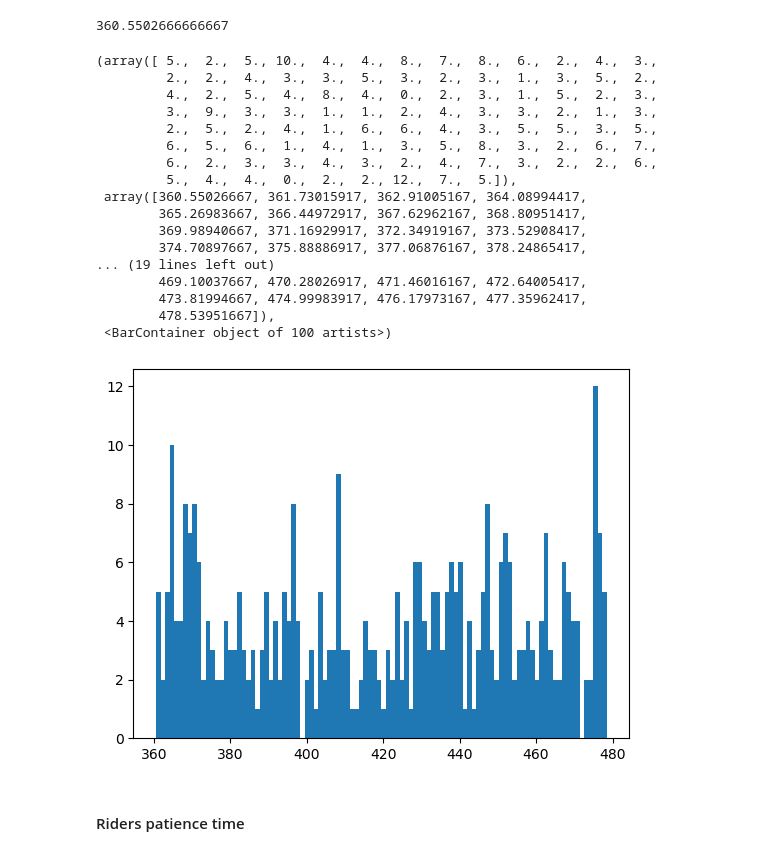
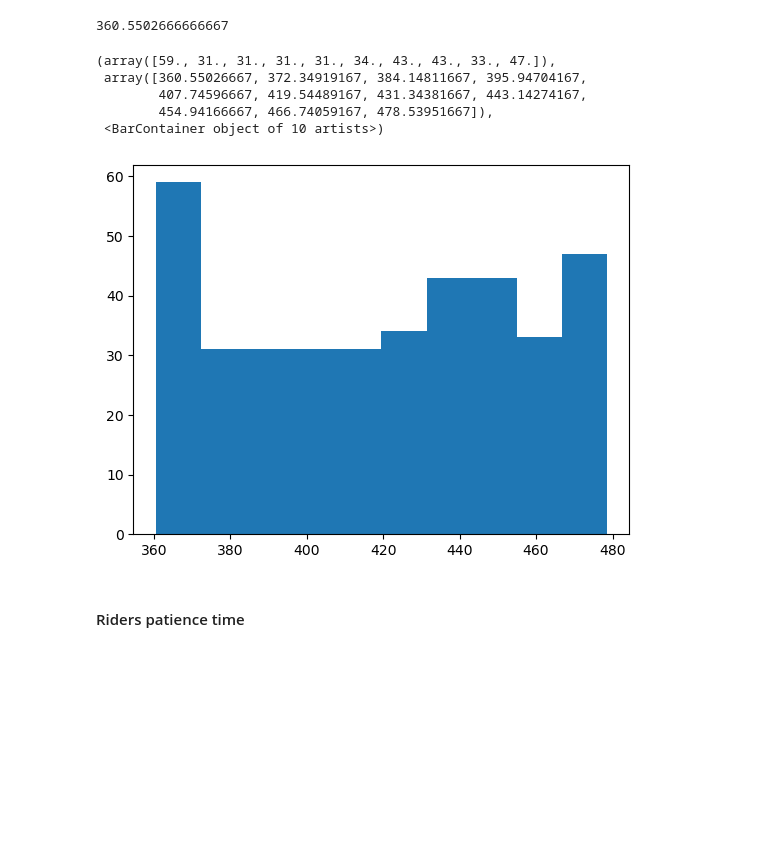
Before and after one commit to noPunintended/Squareshire_simulation, a Jupyter notebook: Codes/notebooks/stats_test.ipynb, the cells around one changed output. Drawn from its saved outputs; the diff is of its cells as text; code cells hidden in the pictures; blank space fills up the shorter version.

Commit message:
[ADD] Track time, stat test and more

```diff
--- a/Codes/notebooks/stats_test.ipynb
+++ b/Codes/notebooks/stats_test.ipynb
@@ -129,0 +312,5 @@ ks_test(sample_jobs_time, 'uniform', (300, 480))
+# %%
+test_stat_uniform, p_value_uniform, uniform_params, og_p = ks_test_mc(sample_jobs_time, dist_type='uniform')
+print("Monte Carlo Adjusted KS Test for Uniform Distribution:", test_stat_uniform, p_value_uniform, uniform_params)
+print("unadjust:", og_p)
+plot_distribution_fit(sample_jobs_time, uniform_params, dist_type='uniform')
@@ -136,26 +327,14 @@ sample_jobs_time.min()
 # %% [output]
 360.5502666666667
 # %%
-plt.hist(sample_jobs_time, bins=100)
+plt.hist(sample_jobs_time, bins="auto")
 # %% [output]
-(array([ 5.,  2.,  5., 10.,  4.,  4.,  8.,  7.,  8.,  6.,  2.,  4.,  3.,
-         2.,  2.,  4.,  3.,  3.,  5.,  3.,  2.,  3.,  1.,  3.,  5.,  2.,
-         4.,  2.,  5.,  4.,  8.,  4.,  0.,  2.,  3.,  1.,  5.,  2.,  3.,
-         3.,  9.,  3.,  3.,  1.,  1.,  2.,  4.,  3.,  3.,  2.,  1.,  3.,
-         2.,  5.,  2.,  4.,  1.,  6.,  6.,  4.,  3.,  5.,  5.,  3.,  5.,
-         6.,  5.,  6.,  1.,  4.,  1.,  3.,  5.,  8.,  3.,  2.,  6.,  7.,
-         6.,  2.,  3.,  3.,  4.,  3.,  2.,  4.,  7.,  3.,  2.,  2.,  6.,
-         5.,  4.,  4.,  0.,  2.,  2., 12.,  7.,  5.]),
- array([360.55026667, 361.73015917, 362.91005167, 364.08994417,
-        365.26983667, 366.44972917, 367.62962167, 368.80951417,
-        369.98940667, 371.16929917, 372.34919167, 373.52908417,
-        374.70897667, 375.88886917, 377.06876167, 378.24865417,
-... (19 lines left out)
-        469.10037667, 470.28026917, 471.46016167, 472.64005417,
-        473.81994667, 474.99983917, 476.17973167, 477.35962417,
-        478.53951667]),
- <BarContainer object of 100 artists>)
+(array([59., 31., 31., 31., 31., 34., 43., 43., 33., 47.]),
+ array([360.55026667, 372.34919167, 384.14811667, 395.94704167,
+        407.74596667, 419.54489167, 431.34381667, 443.14274167,
+        454.94166667, 466.74059167, 478.53951667]),
+ <BarContainer object of 10 artists>)
-[figure, old version]
+[figure, new version]
 # %% [markdown]
 #### Riders patience time
 # %% [markdown]
```
Also changed, not shown: parts of 31 cells of this notebook, 5 other files.
